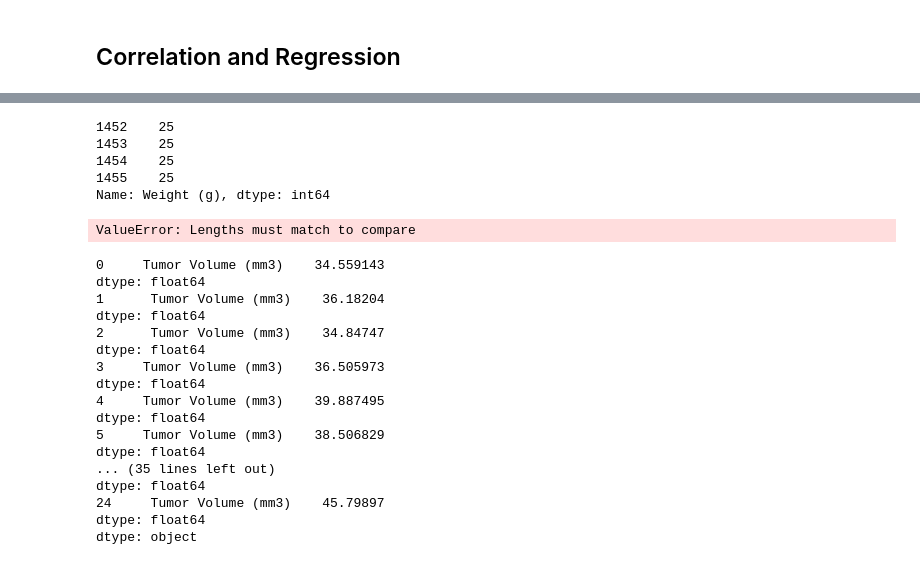
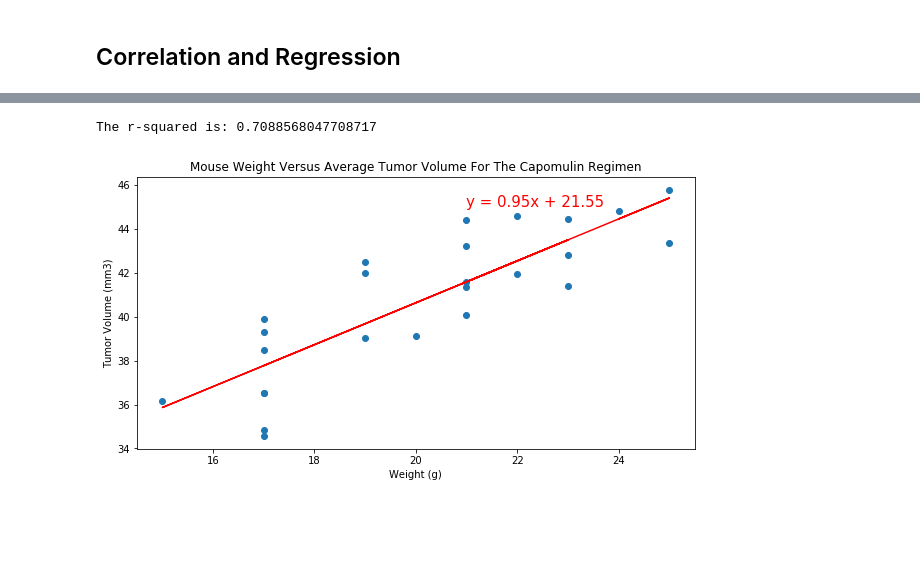
Before and after one commit to gpivaro/5_Matplotlib_Homework, a Jupyter notebook: pymaceuticals.ipynb, the cells around one changed output, grey strips where cells are left out. Drawn from its saved outputs; the diff is of its cells as text; code cells hidden in the pictures; blank space fills up the shorter version.

Commit message:
Generate plot with pyplot is missing

```diff
--- a/pymaceuticals.ipynb
+++ b/pymaceuticals.ipynb
@@ -405,8 +406,8 @@ mouse_weight = []
 
 for n in range(len(mouse_id_Capomulin)):
     cleaned_df[['Weight (g)']].loc[cleaned_df['Mouse ID'] == mouse_id_Capomulin[n]]
-    mouse_weight.append(np.mean(cleaned_df[['Weight (g)']].loc[cleaned_df['Mouse ID'] == mouse_id_Capomulin[n]]))
-    mean_tumor_vol.append(np.mean(cleaned_df[['Tumor Volume (mm3)']].loc[cleaned_df['Mouse ID'] == mouse_id_Capomulin[n]]) )
+    mouse_weight.append(np.mean(cleaned_df['Weight (g)'].loc[cleaned_df['Mouse ID'] == mouse_id_Capomulin[n]]))
+    mean_tumor_vol.append(np.mean(cleaned_df['Tumor Volume (mm3)'].loc[cleaned_df['Mouse ID'] == mouse_id_Capomulin[n]]) )
 
 
 # mouse_weight
@@ -458,34 +444,30 @@ plt.tight_layout()
-# %%
-weight = cleaned_df[['Weight (g)']].loc[cleaned_df['Mouse ID'] == mouse_id_Capomulin[n]]
-weight['Weight (g)']
-# %% [output]
-1452    25
-1453    25
-1454    25
-1455    25
-Name: Weight (g), dtype: int64
-# %%
-sts.pearsonr(pd.Series(mouse_weight),pd.Series(mouse_weight))
-# %% [output]
-ValueError: Lengths must match to compare
-# %%
-pd.Series(mean_tumor_vol)
-pd.Series(mouse_weight)
-# %% [output]
-0     Tumor Volume (mm3)    34.559143
-dtype: float64
-1      Tumor Volume (mm3)    36.18204
-dtype: float64
-2      Tumor Volume (mm3)    34.84747
-dtype: float64
-3     Tumor Volume (mm3)    36.505973
-dtype: float64
-4     Tumor Volume (mm3)    39.887495
-dtype: float64
-5     Tumor Volume (mm3)    38.506829
-dtype: float64
-... (35 lines left out)
-dtype: float64
-24     Tumor Volume (mm3)    45.79897
-dtype: float64
-dtype: object
+# %%
+x_values = np.array(mouse_weight)
+y_values = np.array(mean_tumor_vol)
+
+# Run the regression and store each of the returned values
+slope, intercept, rvalue, pvalue, stderr = linregress(x_values, y_values)
+
+# Calculate the predictions for each value of x (# Rooms)
+regression_values = x_values * slope + intercept
+
+# store a string version of the linear equation, so we can display it on the plot
+line_eq = "y = " + str(round(slope,2)) + "x + " + str(round(intercept,2))
+# %%
+plt.figure(figsize=(10,5))
+# Plot observations
+plt.scatter(x_values, y_values)
+
+# Plot the regression line
+plt.plot(x_values, regression_values, "red")
+
+# Annotate the plot with the linear equation
+plt.annotate(line_eq, (21, 45), fontsize=15, color="red")
+plt.title('mouse weight versus average tumor volume for the Capomulin regimen'.title())
+plt.xlabel('Weight (g)')
+plt.ylabel('Tumor Volume (mm3)')
+print(f"The r-squared is: {rvalue**2}")
+plt.show()
+# %% [output]
+The r-squared is: 0.7088568047708717
+[figure, added]
```
Also changed, not shown: parts of 2 cells of this notebook.
